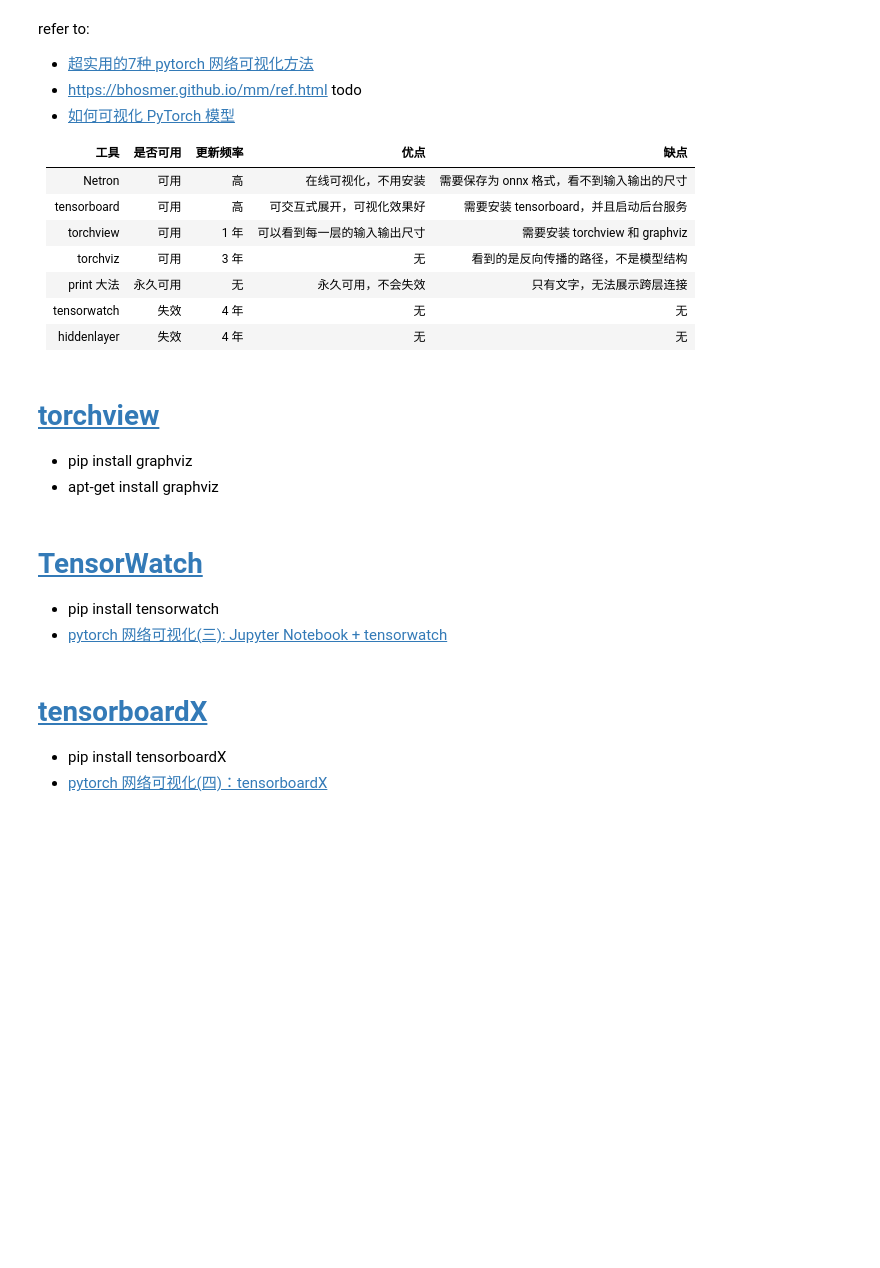
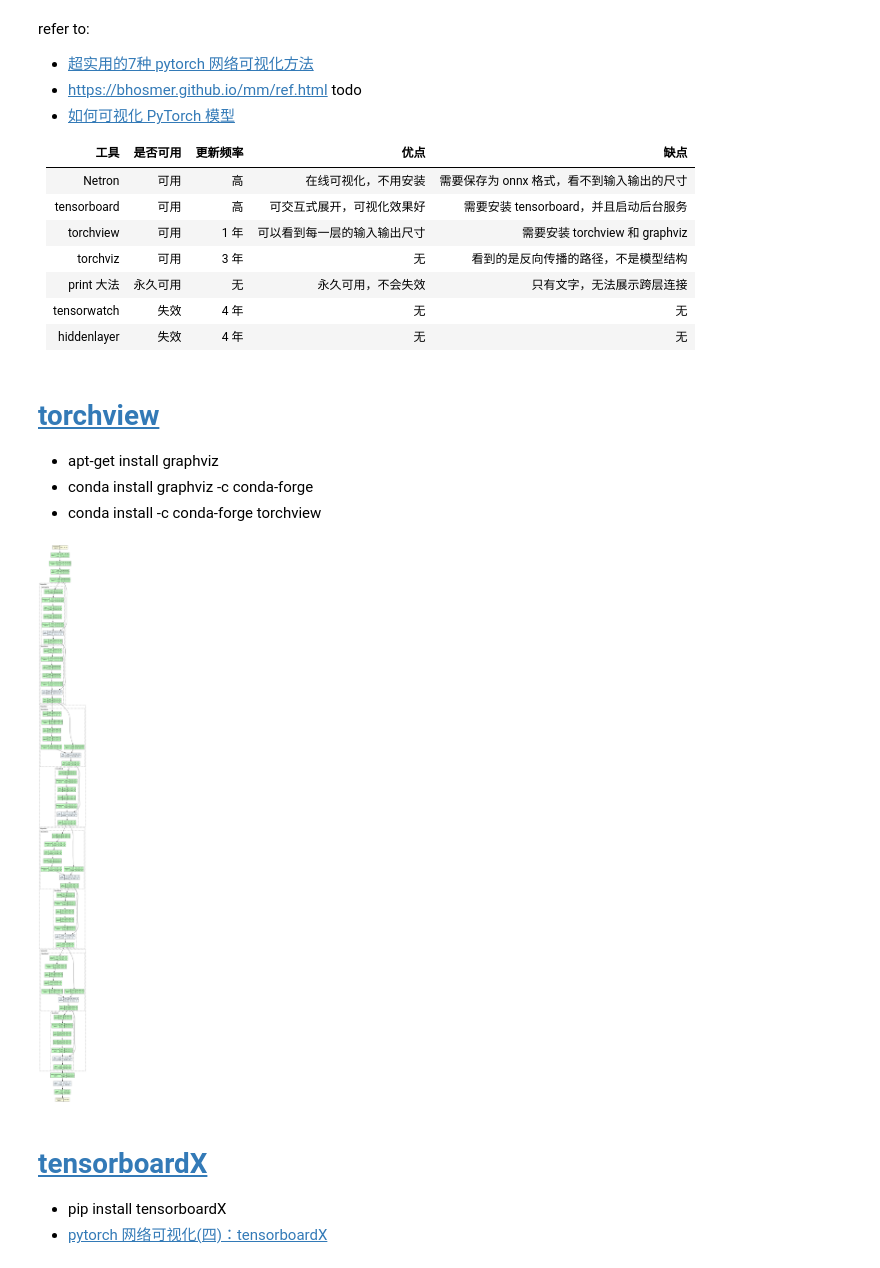
Before and after one commit to cfzngcfz/learning-public, a Jupyter notebook: Model_structure_visualization.ipynb, the cells around one changed output. Drawn from its saved outputs; the diff is of its cells as text; code cells hidden in the pictures; blank space fills up the shorter version.

Commit message:
20240715: torchview

```diff
--- a/Model_structure_visualization.ipynb
+++ b/Model_structure_visualization.ipynb
@@ -15,9 +15,6 @@ tensorwatch | 失效 | 4 年 | 无 | 无
 hiddenlayer | 失效 | 4 年 | 无 | 无
 # %% [markdown]
 # [torchview](https://github.com/mert-kurttutan/torchview)
-- pip install graphviz
 - apt-get install graphviz
+- conda install graphviz -c conda-forge
+- conda install -c conda-forge torchview
-# %% [markdown]
-# [TensorWatch](https://github.com/microsoft/tensorwatch)
-- pip install tensorwatch
-- [pytorch 网络可视化(三): Jupyter Notebook + tensorwatch](https://blog.csdn.net/Wenyuanbo/article/details/118579431)
@@ -24,3 +153,25 @@ hiddenlayer | 失效 | 4 年 | 无 | 无
+# %%
+import torch
+import graphviz
+from torchview import draw_graph
+from torchvision.models import resnet18
+
+# when running on VSCode run the below command
+# svg format on vscode does not give desired result
+graphviz.set_jupyter_format('png')
+
+model = resnet18()
+x = torch.randn(16, 3, 40, 40)
+model_graph = draw_graph(
+    model,
+    input_data=x,
+    device='meta',
+    # hide_inner_tensors=False,
+    # hide_module_functions=False,
+    expand_nested=True)
+model_graph.visual_graph
+# %% [output]
+[figure, added]
 # %% [markdown]
 # [tensorboardX](https://github.com/lanpa/tensorboardX)
 - pip install tensorboardX
```
Also changed, not shown: parts of 3 cells of this notebook, 1 other file.
